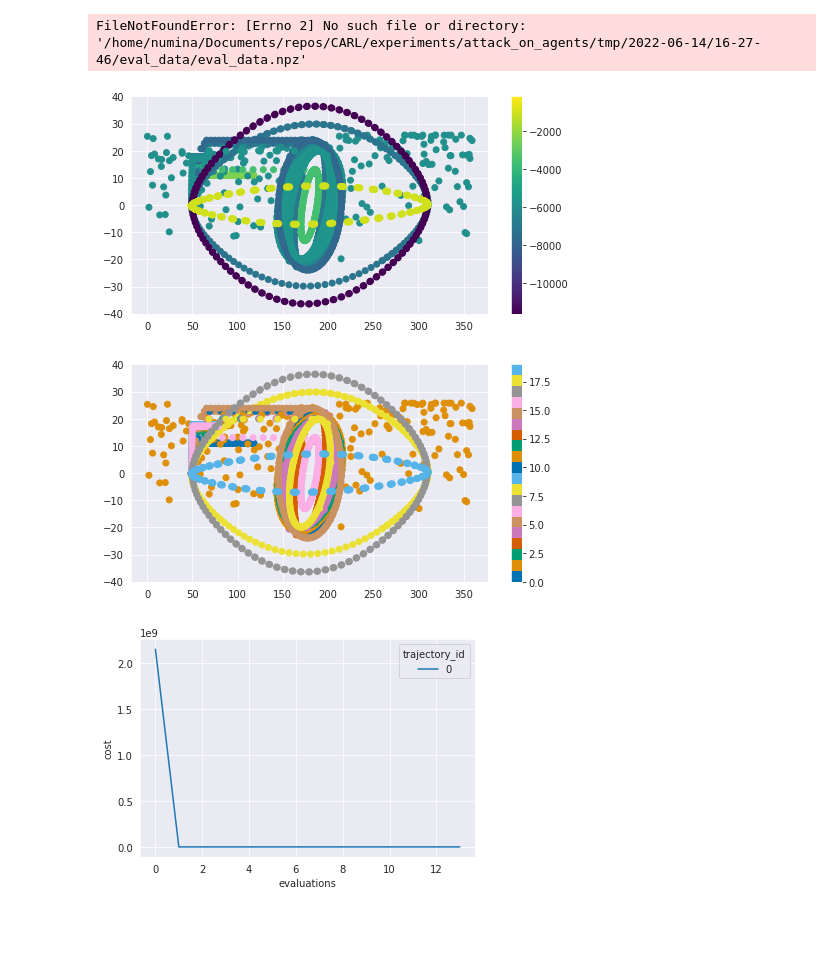
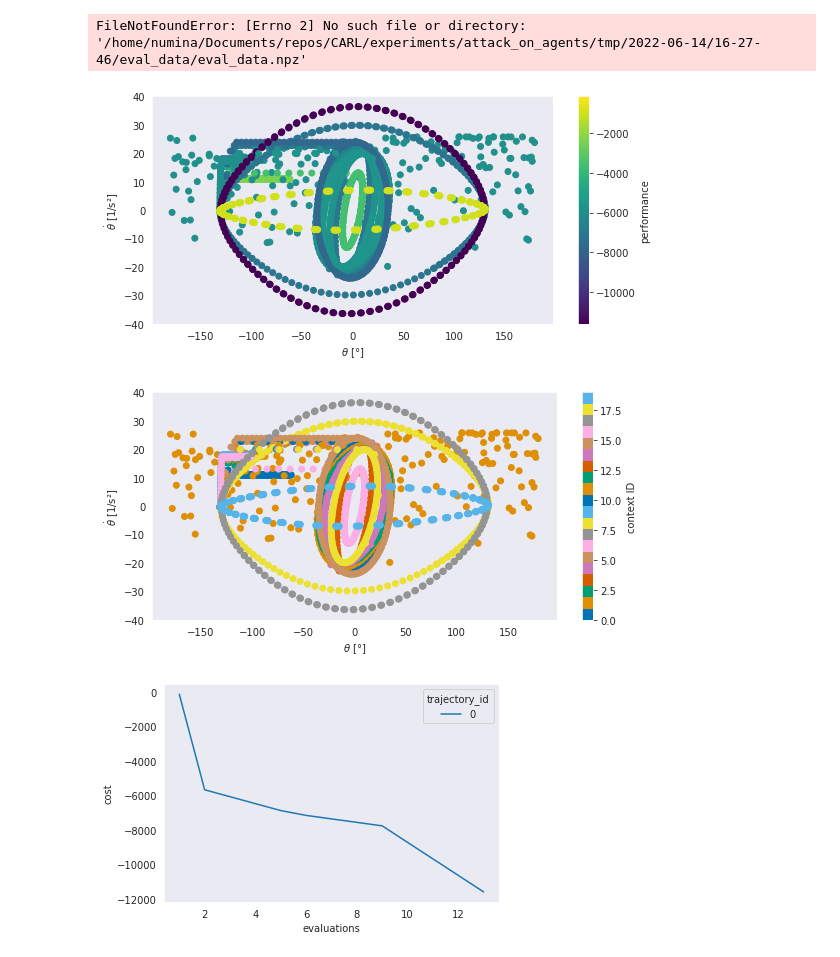
Before and after one commit to automl/CARL, a Jupyter notebook: experiments/attack_on_agents/analyze_perturbance.ipynb, the cells around one changed output. Drawn from its saved outputs; the diff is of its cells as text; code cells hidden in the pictures; blank space fills up the shorter version.

Commit message:
Add labels

```diff
--- a/experiments/attack_on_agents/analyze_perturbance.ipynb
+++ b/experiments/attack_on_agents/analyze_perturbance.ipynb
@@ -26,16 +26,21 @@ plt.show()
 # %% [output]
 FileNotFoundError: [Errno 2] No such file or directory: '/home/numina/Documents/repos/CARL/experiments/attack_on_agents/tmp/2022-06-14/16-27-46/eval_data/eval_data.npz'
 # %%
+import numpy as np
 import glob
 import os
 from matplotlib import cm
+import matplotlib.pyplot as plt
 from matplotlib.colors import ListedColormap
+import seaborn as sns
 
 
 def transitions_to_states(transitions):
     states = np.array([t[1] for t in transitions])
-    angles = np.arctan2(states[:, 1], states[:, 0]) % (2 * np.pi)
-    angles = angles / (2 * np.pi) * 360
+    # calculate angle with theta = atan2(y/x) = atan2(sin(theta)/cos(theta))
+    angles = np.arctan2(states[:, 1], states[:, 0])
+    angles = angles % (2 * np.pi) - np.pi  # move to range -pi, pi
+    angles = angles / (2 * np.pi) * 360  # convert radian to degree
     angular_velocities = states[:, 2]
     return angles, angular_velocities
 
@@ -45,40 +50,48 @@ def normalize(A):
     ptp = np.ptp(A)
     return (A - A_min) / ptp
 
+
 # Collect all states
-
-
+# plt.rcParams['axes.grid'] = False
 
 out_dir = "/home/numina/Documents/repos/CARL/experiments/attack_on_agents/tmp/2022-06-14/16-55-48"
 eval_data_fps = glob.glob(os.path.join(out_dir, "eval_data/*.npz"))
 eval_data_list = [np.load(fp, allow_pickle=True).item() for fp in eval_data_fps]
 performance_list = np.array([D["performance"] for D in eval_data_list])
 performance_normalized = normalize(performance_list)
 state_list = [transitions_to_states(D["transitions"]) for D in eval_data_list]
 angle_list = [S[0] for S in state_list]
 velocity_list = [S[1] for S in state_list]
 
 P = np.concatenate([[perf] * len(a) for perf, a in zip(performance_list, angle_list)])
 Theta = np.concatenate(angle_list)
 Theta_dot = np.concatenate(velocity_list)
 context_ids = np.concatenate([[i] * len(a) for i, a in enumerate(angle_list)])
 
 fig = plt.figure(figsize=(8,4))
 ax = fig.add_subplot(111)
 scatter = ax.scatter(x=Theta, y=Theta_dot, c=P, cmap="viridis")
-fig.colorbar(scatter, ax=ax)
+cbar_label = "performance"
+ax.set_xlabel(r"$\theta$ [°]")
+ax.set_ylabel(r"$\dot\theta$ [1/s²]")
+fig.colorbar(scatter, ax=ax, label=cbar_label)
+fig.set_tight_layout(True)
 plt.show()
 
 fig = plt.figure(figsize=(8,4))
 ax = fig.add_subplot(111)
 cmap = sns.color_palette("colorblind", n_colors=len(np.unique(context_ids)))
 cmap = ListedColormap(cmap.as_hex())
 scatter = ax.scatter(x=Theta, y=Theta_dot, c=context_ids, cmap=cmap)
-fig.colorbar(scatter, ax=ax)
+cbar_label = "context ID"
+ax.set_xlabel(r"$\theta$ [°]")
+ax.set_ylabel(r"$\dot\theta$ [1/s²]")
+fig.colorbar(scatter, ax=ax, label=cbar_label)
+fig.set_tight_layout(True)
 plt.show()
 # %% [output]
-[figure, old version]
+[figure, new version]
-[figure, old version]
+[figure, new version]
 # %%
 import glob
 import os
@@ -101,6 +114,7 @@ for i, smac_folder in enumerate(smac_folders):
     trajectory = read_jsonl(traj_fp)
     trajectory = pd.DataFrame(trajectory)
     trajectory["trajectory_id"] = i
+    trajectory.drop([0], inplace=True)  # drop the first row bc it contains cost of 2e9
     trajectories.append(trajectory)
 
 
@@ -111,4 +125,4 @@ ax = fig.add_subplot(111)
 ax = sns.lineplot(data=trajectories, x="evaluations", y="cost", hue="trajectory_id", ax=ax)
 plt.show()
 # %% [output]
-[figure, old version]
+[figure, new version]
```
